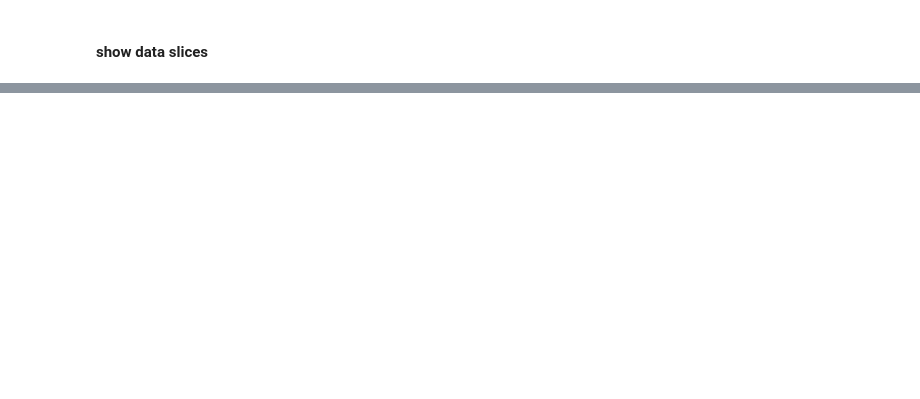
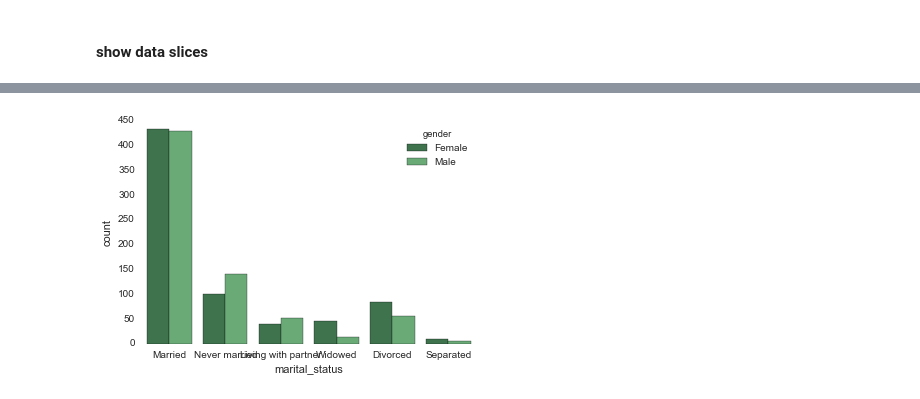
Before and after one commit to bshurick/ischool, a Jupyter notebook: Data Visualization/Project/parse_data.ipynb, the cells around one changed output, grey strips where cells are left out. Cells and saved outputs as stored; diff of their text form; code cells hidden in the pictures; blank space fills up the shorter version.

```diff
--- a/Data Visualization/Project/parse_data.ipynb
+++ b/Data Visualization/Project/parse_data.ipynb
@@ -52,0 +99,4 @@ KeyboardInterrupt:
+# %%
+sns.countplot(x="marital_status", hue="gender", data=new_surveys, palette="Greens_d");
+# %% [output]
+[figure, added]
```
Also changed, not shown: parts of 6 cells of this notebook.
